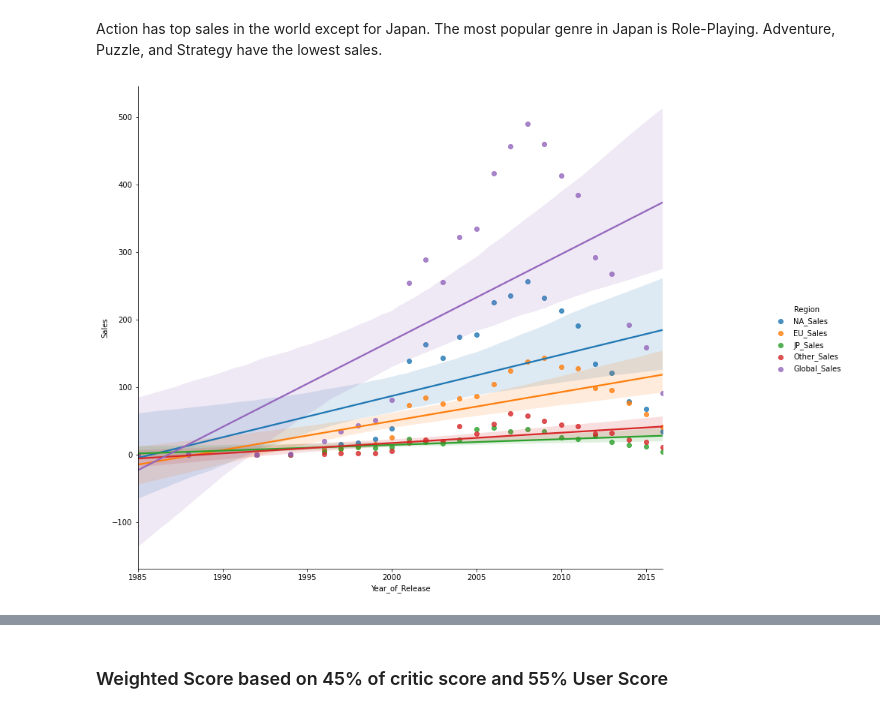
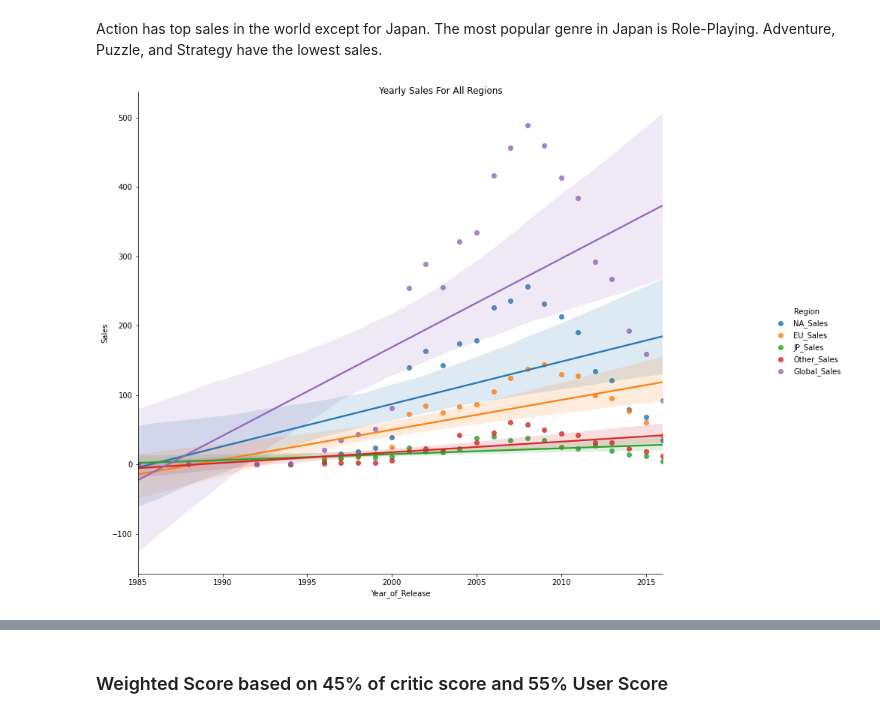
Before and after one commit to data301-2020-winter1/course-project-group_6010, a Jupyter notebook: analysis/submitted/milestone2Group.ipynb, the cells around one changed output, grey strips where cells are left out. Cells and saved outputs as stored; diff of their text form; code cells hidden in the pictures.

```diff
--- a/analysis/submitted/milestone2Group.ipynb
+++ b/analysis/submitted/milestone2Group.ipynb
@@ -83,7 +64,8 @@ Action has top sales in the world except for Japan. The most popular genre in Ja
 # %%
 #df2
 ax = sns.lmplot(data=df2, x="Year_of_Release",y="Sales",hue="Region")
 ax.fig.set_size_inches(15,10)
+ax.fig.suptitle("Yearly Sales For All Regions")
 plt.show()
 # %% [output]
-[figure, old version]
+[figure, new version]
```
Also changed, not shown: parts of 11 cells of this notebook.
